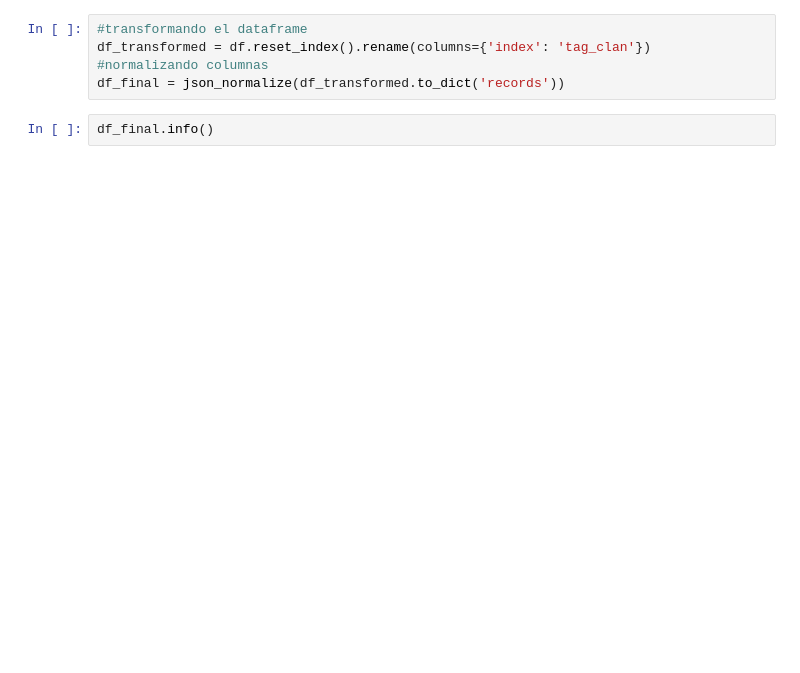
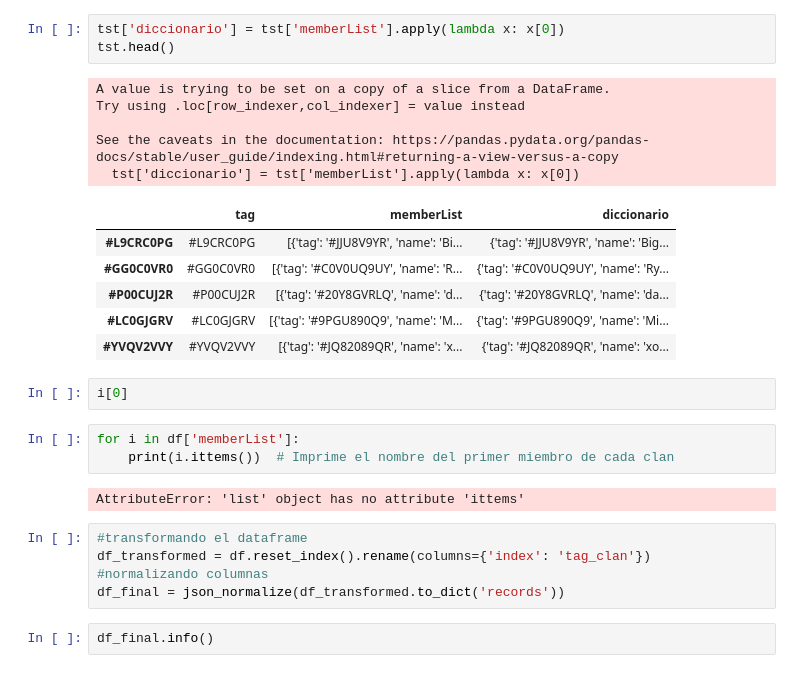
Before and after one commit to sromero9485/ClashRoyale-DE-project, a Jupyter notebook: Ingestion/project_nb_test.ipynb, the cells around one changed output. Cells and saved outputs as stored; diff of their text form; blank space fills up the shorter version.

```diff
--- a/Ingestion/project_nb_test.ipynb
+++ b/Ingestion/project_nb_test.ipynb
@@ -127,3 +174,25 @@ df = pd.read_json('clanes_data.json')
+# %%
+tst['diccionario'] = tst['memberList'].apply(lambda x: x[0])
+tst.head()
+# %% [output]
+A value is trying to be set on a copy of a slice from a DataFrame.
+Try using .loc[row_indexer,col_indexer] = value instead
+
+See the caveats in the documentation: https://pandas.pydata.org/pandas-docs/stable/user_guide/indexing.html#returning-a-view-versus-a-copy
+  tst['diccionario'] = tst['memberList'].apply(lambda x: x[0])
+|  | tag | memberList | diccionario |
+| #L9CRC0PG | #L9CRC0PG | [{'tag': '#JJU8V9YR', 'name': 'Bi... | {'tag': '#JJU8V9YR', 'name': 'Big... |
+| #GG0C0VR0 | #GG0C0VR0 | [{'tag': '#C0V0UQ9UY', 'name': 'R... | {'tag': '#C0V0UQ9UY', 'name': 'Ry... |
+| #P00CUJ2R | #P00CUJ2R | [{'tag': '#20Y8GVRLQ', 'name': 'd... | {'tag': '#20Y8GVRLQ', 'name': 'da... |
+| #LC0GJGRV | #LC0GJGRV | [{'tag': '#9PGU890Q9', 'name': 'M... | {'tag': '#9PGU890Q9', 'name': 'Mi... |
+| #YVQV2VVY | #YVQV2VVY | [{'tag': '#JQ82089QR', 'name': 'x... | {'tag': '#JQ82089QR', 'name': 'xo... |
+# %%
+i[0]
+# %%
+for i in df['memberList']:
+    print(i.ittems())  # Imprime el nombre del primer miembro de cada clan
+# %% [output]
+AttributeError: 'list' object has no attribute 'ittems'
 # %%
 #transformando el dataframe
 df_transformed = df.reset_index().rename(columns={'index': 'tag_clan'})
```
Also changed, not shown: parts of 14 cells of this notebook.
